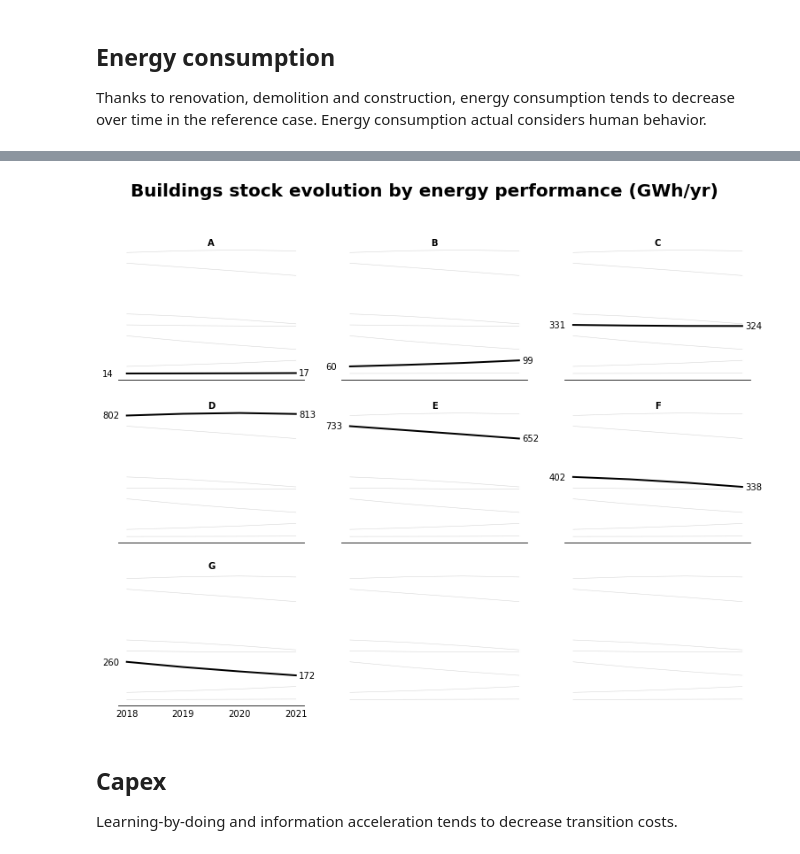
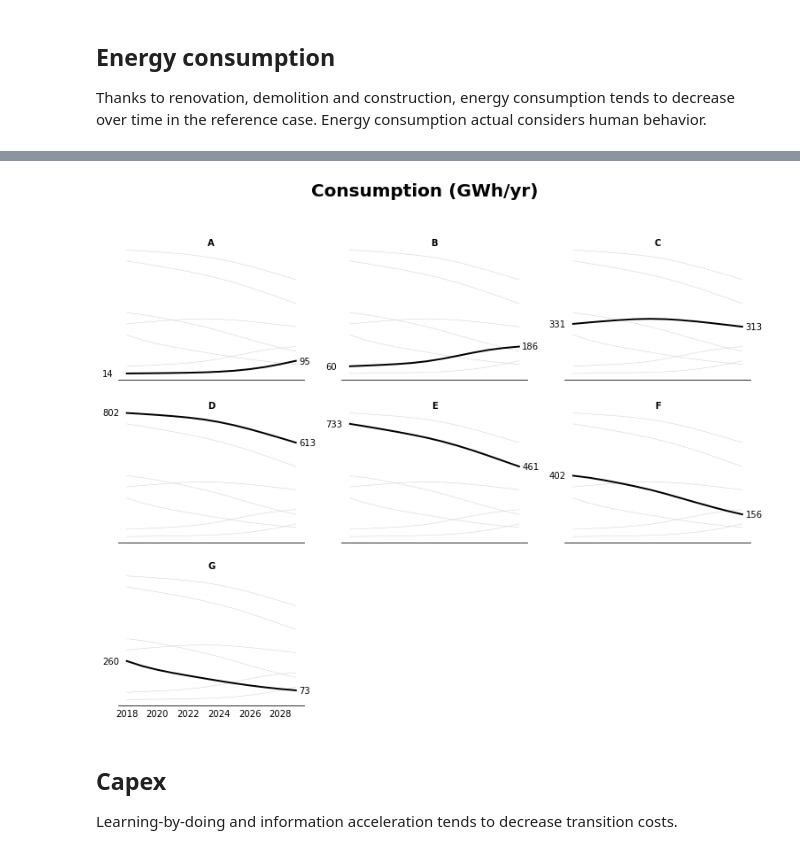
Before and after one commit to CIRED/Res-IRF, a Jupyter notebook: project/user_interface.ipynb, the cells around one changed output, grey strips where cells are left out. Saved outputs shown, nothing was run; the diff lists cells and outputs as text; code cells hidden in the pictures.

```diff
--- a/project/user_interface.ipynb
+++ b/project/user_interface.ipynb
@@ -34 +33,4 @@ name_folder = '20210604_094019'
+# %%
+# name_folder = '20210604_094019'
+name_folder = os.path.join('20210610_191326')
 # %% [markdown]
@@ -63,8 +65,8 @@ var_detailed_dict = [
     'energy_cash_flows',
     'energy_lcc',
     'energy_lcc_final',
-    'subsidies_detailed',
-    'subsidies_total',
+    'policies_detailed',
+    'policies_total',
     'capex_total',
     'energy_saving',
     'emission_saving',
@@ -145,9 +175,9 @@ consumption_actual.dropna(axis=1, how='any', inplace=True)
 # %%
 consumption_actual_ep = consumption_actual.groupby('Energy performance').sum()
-economic_subplots(consumption_actual_ep, 'Buildings stock evolution by energy performance (GWh/yr)',
+economic_subplots(consumption_actual_ep, 'Consumption (GWh/yr)',
                   format_axtitle=lambda x: x, format_val=lambda x: '{:.0f}'.format(x / 1000000))
 # %% [output]
-[figure, old version]
+[figure, new version]
 # %% [markdown]
 ## Capex
 Learning-by-doing and information acceleration tends to decrease transition costs.
```
Also changed, not shown: parts of 54 cells of this notebook, 13 other files.
